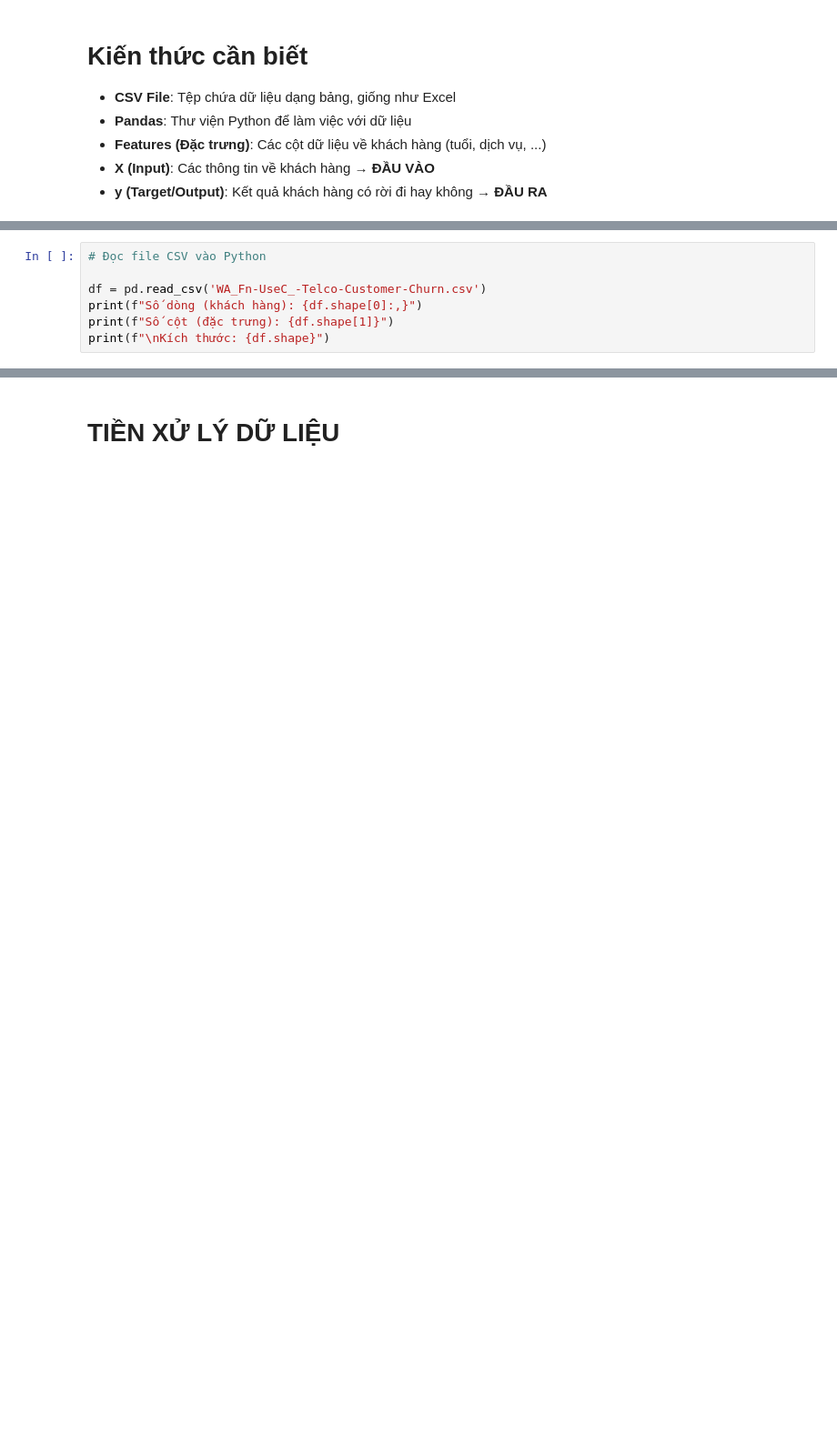
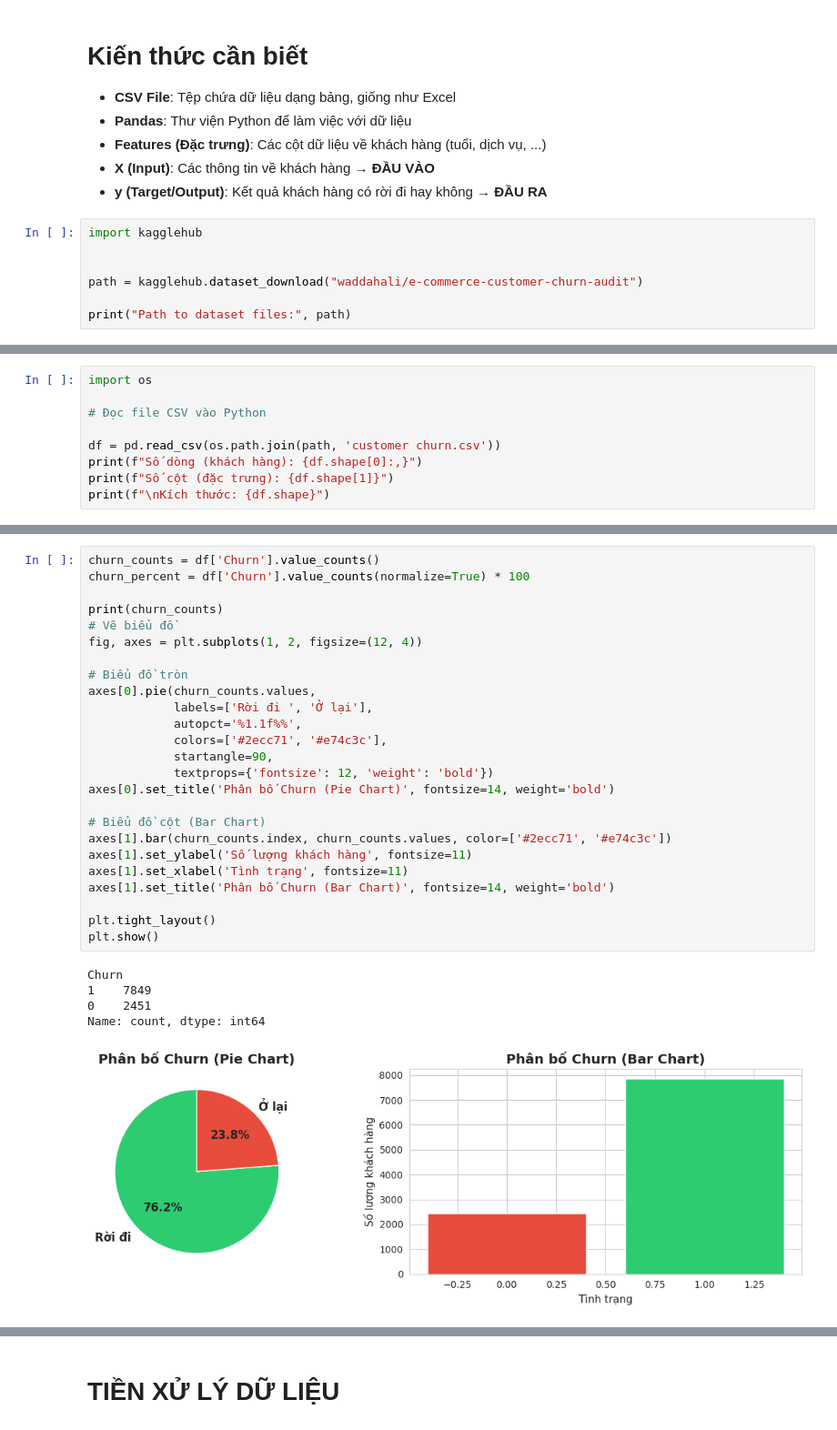
Before and after one commit to pieupieu16/Customer-Churn-Prediction, a Jupyter notebook: Du_doan_khach_hang_roi_di.ipynb, the cells around one changed output, grey strips where cells are left out. Shown at 91% size. Saved outputs shown, nothing was run; the diff lists cells and outputs as text; blank space fills up the shorter version.

```diff
--- a/Du_doan_khach_hang_roi_di.ipynb
+++ b/Du_doan_khach_hang_roi_di.ipynb
@@ -8,3 +10,10 @@
 - **Features (Đặc trưng)**: Các cột dữ liệu về khách hàng (tuổi, dịch vụ, ...)
 - **X (Input)**: Các thông tin về khách hàng → **ĐẦU VÀO**
 - **y (Target/Output)**: Kết quả khách hàng có rời đi hay không → **ĐẦU RA**
+# %%
+import kagglehub
+
+
+path = kagglehub.dataset_download("waddahali/e-commerce-customer-churn-audit")
+
+print("Path to dataset files:", path)
@@ -23,9 +37,11 @@ warnings.filterwarnings('ignore')
 plt.rcParams['font.sans-serif'] = ['DejaVu Sans']
 sns.set_style("whitegrid")
 # %%
+import os
+
 # Đọc file CSV vào Python
 
-df = pd.read_csv('WA_Fn-UseC_-Telco-Customer-Churn.csv')
+df = pd.read_csv(os.path.join(path, 'customer churn.csv'))
 print(f"Số dòng (khách hàng): {df.shape[0]:,}")
 print(f"Số cột (đặc trưng): {df.shape[1]}")
 print(f"\nKích thước: {df.shape}")
@@ -78,0 +76,31 @@ print(df.head())
+# %%
+churn_counts = df['Churn'].value_counts()
+churn_percent = df['Churn'].value_counts(normalize=True) * 100
+
+print(churn_counts)
+# Vẽ biểu đồ
+fig, axes = plt.subplots(1, 2, figsize=(12, 4))
+
+# Biểu đồ tròn
+axes[0].pie(churn_counts.values,
+            labels=['Rời đi ', 'Ở lại'],
+            autopct='%1.1f%%',
+            colors=['#2ecc71', '#e74c3c'],
+            startangle=90,
+            textprops={'fontsize': 12, 'weight': 'bold'})
+axes[0].set_title('Phân bố Churn (Pie Chart)', fontsize=14, weight='bold')
+
+# Biểu đồ cột (Bar Chart)
+axes[1].bar(churn_counts.index, churn_counts.values, color=['#2ecc71', '#e74c3c'])
+axes[1].set_ylabel('Số lượng khách hàng', fontsize=11)
+axes[1].set_xlabel('Tình trạng', fontsize=11)
+axes[1].set_title('Phân bố Churn (Bar Chart)', fontsize=14, weight='bold')
+
+plt.tight_layout()
+plt.show()
+# %% [output]
+Churn
+1    7849
+0    2451
+Name: count, dtype: int64
+[figure, added]
```
Also changed, not shown: parts of 104 cells of this notebook.
